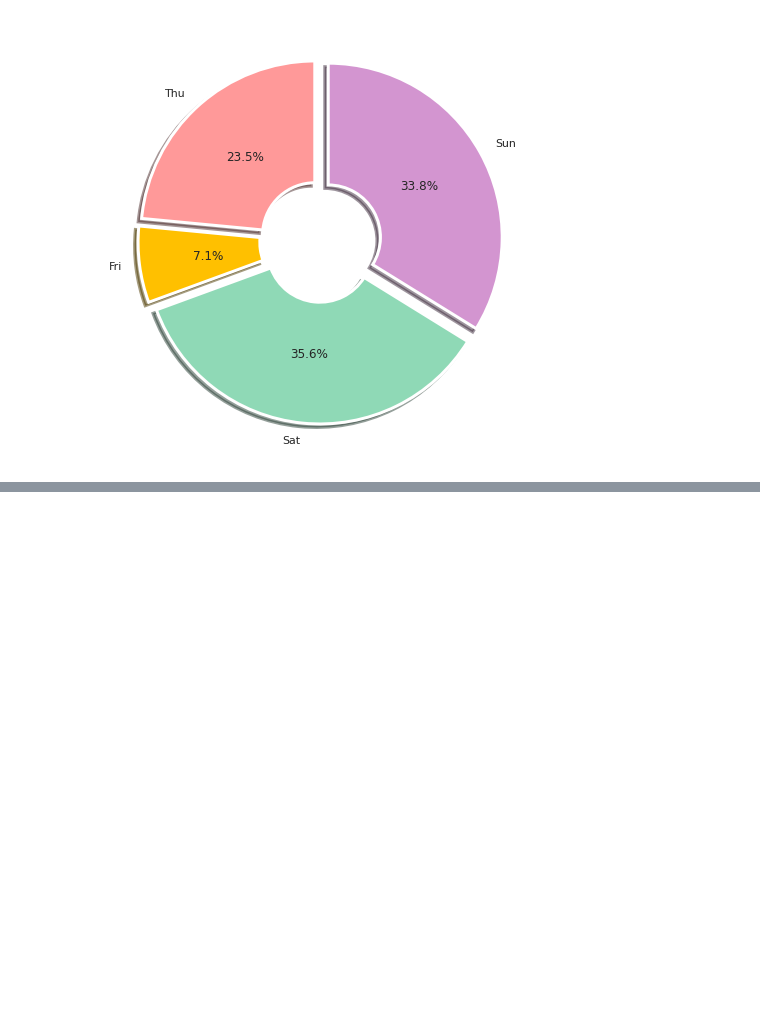
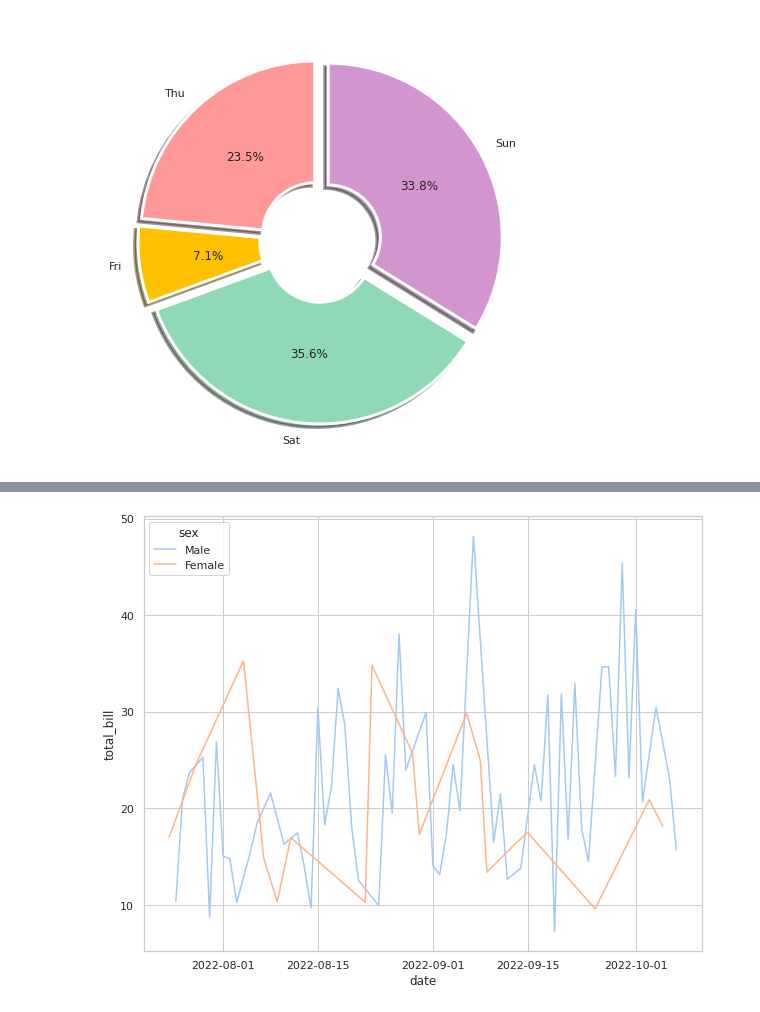
Before and after one commit to mgskko/Machine-Learning, a Jupyter notebook: matplotlib과_seaborn_라이브러리를_활용한_데이터_시각화.ipynb, the cells around one changed output, grey strips where cells are left out. Drawn from its saved outputs; the diff is of its cells as text; code cells hidden in the pictures; blank space fills up the shorter version.

```diff
--- a/matplotlib과_seaborn_라이브러리를_활용한_데이터_시각화.ipynb
+++ b/matplotlib과_seaborn_라이브러리를_활용한_데이터_시각화.ipynb
@@ -129,0 +190,9 @@ plt.show()
+# %%
+# seaborn을 활용한 시각화
+sns.lineplot(data = sun_tips,
+             x = 'date',
+             y = 'total_bill',
+             hue = 'sex')
+plt.show()
+# %% [output]
+[figure, added]
```
Also changed, not shown: parts of 14 cells of this notebook.
